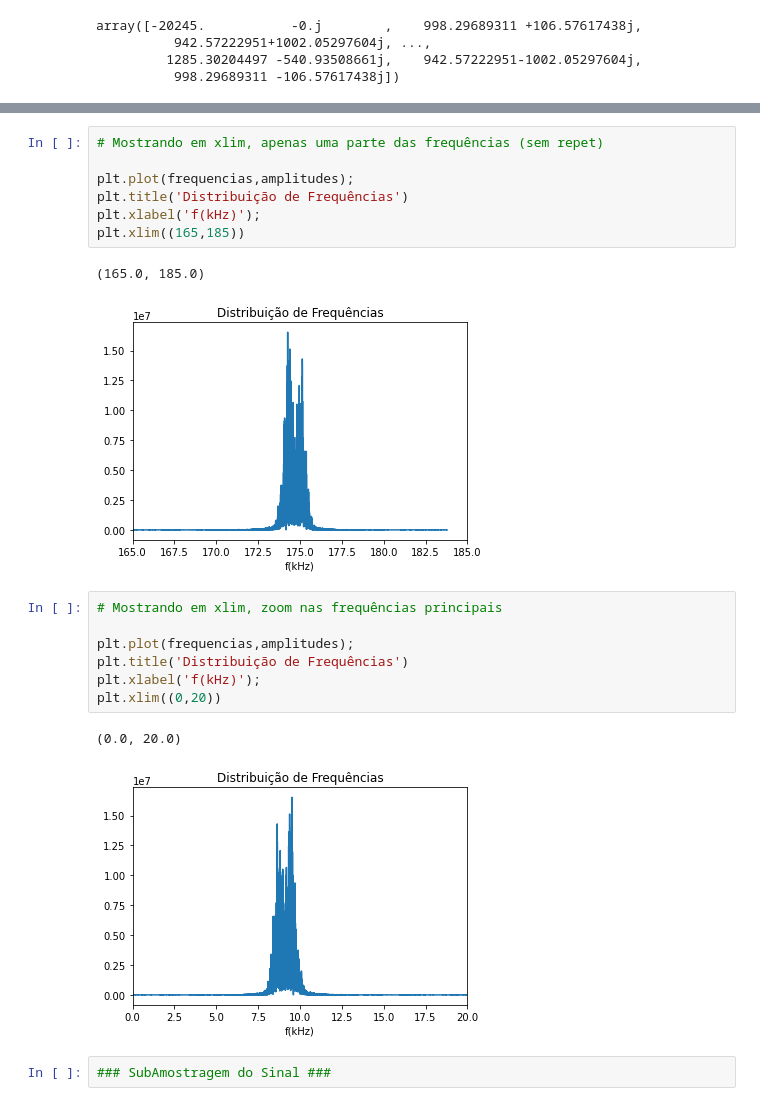
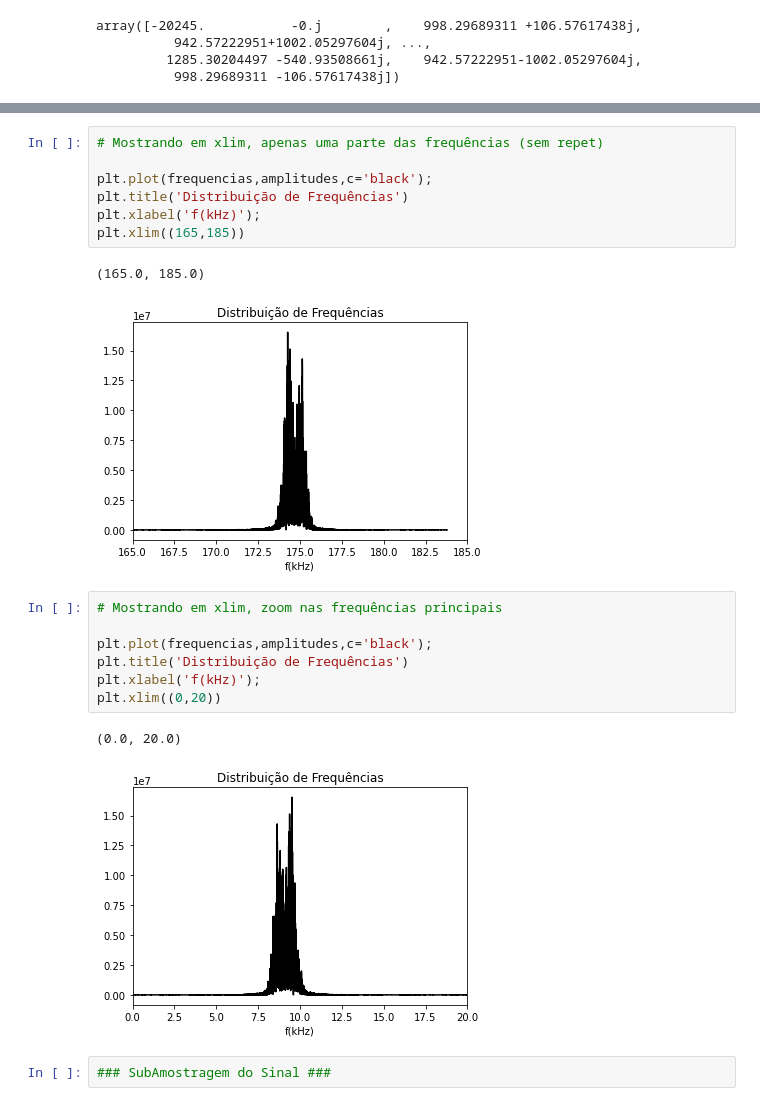
Before and after one commit to AlefeTiago/signal_systems_projects, a Jupyter notebook: Exp01.ipynb, the cells around one changed output, grey strips where cells are left out. Cells and saved outputs as stored; diff of their text form.

```diff
--- a/Exp01.ipynb
+++ b/Exp01.ipynb
@@ -60,23 +60,23 @@ plt.xlabel('f(kHz)');
 # %%
 # Mostrando em xlim, apenas uma parte das frequências (sem repet)
 
-plt.plot(frequencias,amplitudes);
+plt.plot(frequencias,amplitudes,c='black');
 plt.title('Distribuição de Frequências')
 plt.xlabel('f(kHz)');
 plt.xlim((165,185))
 # %% [output]
 (165.0, 185.0)
-[figure, old version]
+[figure, new version]
 # %%
 # Mostrando em xlim, zoom nas frequências principais
 
-plt.plot(frequencias,amplitudes);
+plt.plot(frequencias,amplitudes,c='black');
 plt.title('Distribuição de Frequências')
 plt.xlabel('f(kHz)');
 plt.xlim((0,20))
 # %% [output]
 (0.0, 20.0)
-[figure, old version]
+[figure, new version]
 # %%
 ### SubAmostragem do Sinal ###
 # %%
```
Also changed, not shown: parts of 7 cells of this notebook.
